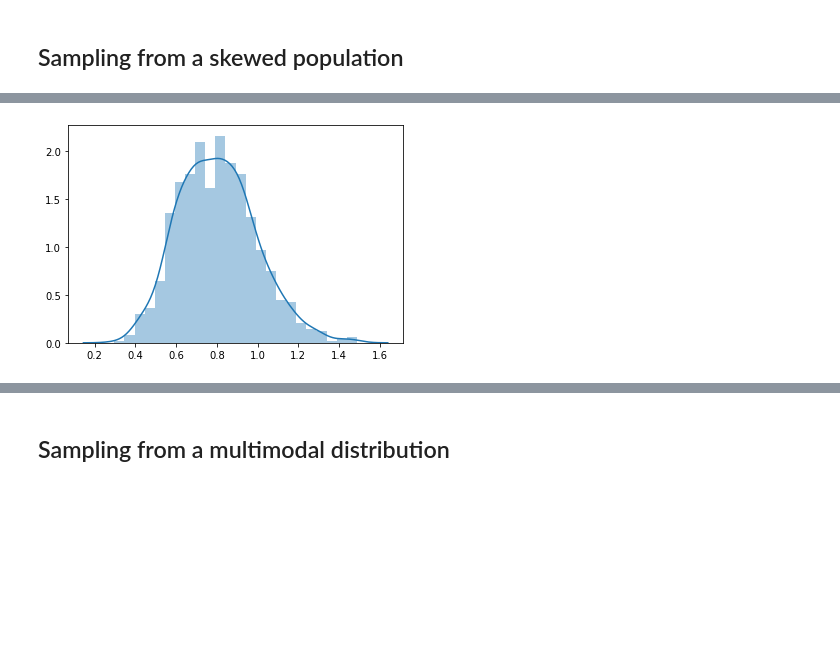
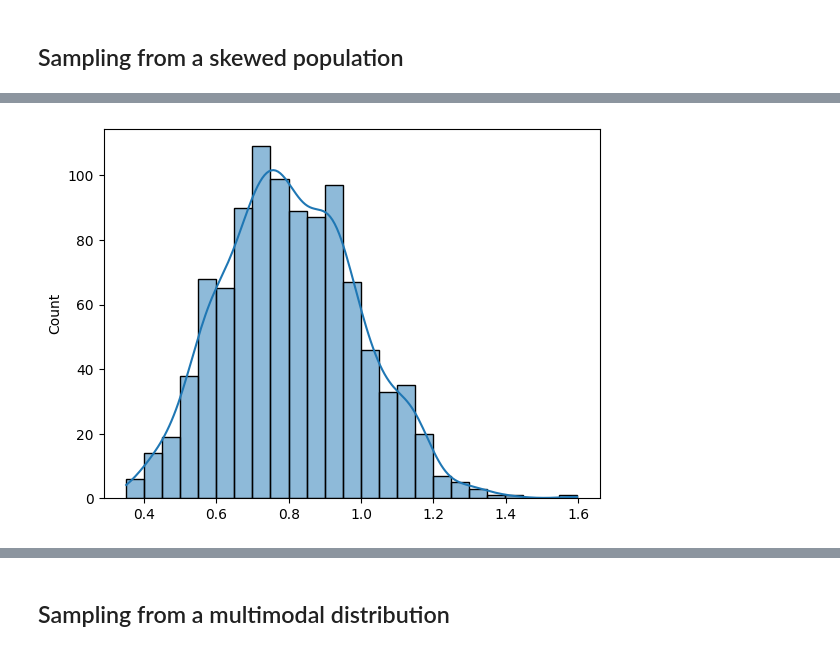
Before and after one commit to praveendhac/aiml-iisc-assignments, a Jupyter notebook: assignment1/central_limit_theorem.ipynb, the cells around one changed output, grey strips where cells are left out. Saved outputs shown, nothing was run; the diff lists cells and outputs as text; code cells hidden in the pictures; blank space fills up the shorter version.

```diff
--- a/assignment1/central_limit_theorem.ipynb
+++ b/assignment1/central_limit_theorem.ipynb
@@ -82,5 +93,6 @@ sns.distplot(s)
 # %%
-_ = sns.distplot(sample_mean_calculator(s, 10, 1000))
+#_ = sns.distplot(sample_mean_calculator(s, 10, 1000))
+_ = sns.histplot(sample_mean_calculator(s, 10, 1000), kde=True)
 # %% [output]
-[figure, old version]
+[figure, new version]
 # %%
```
Also changed, not shown: parts of 21 cells of this notebook.
